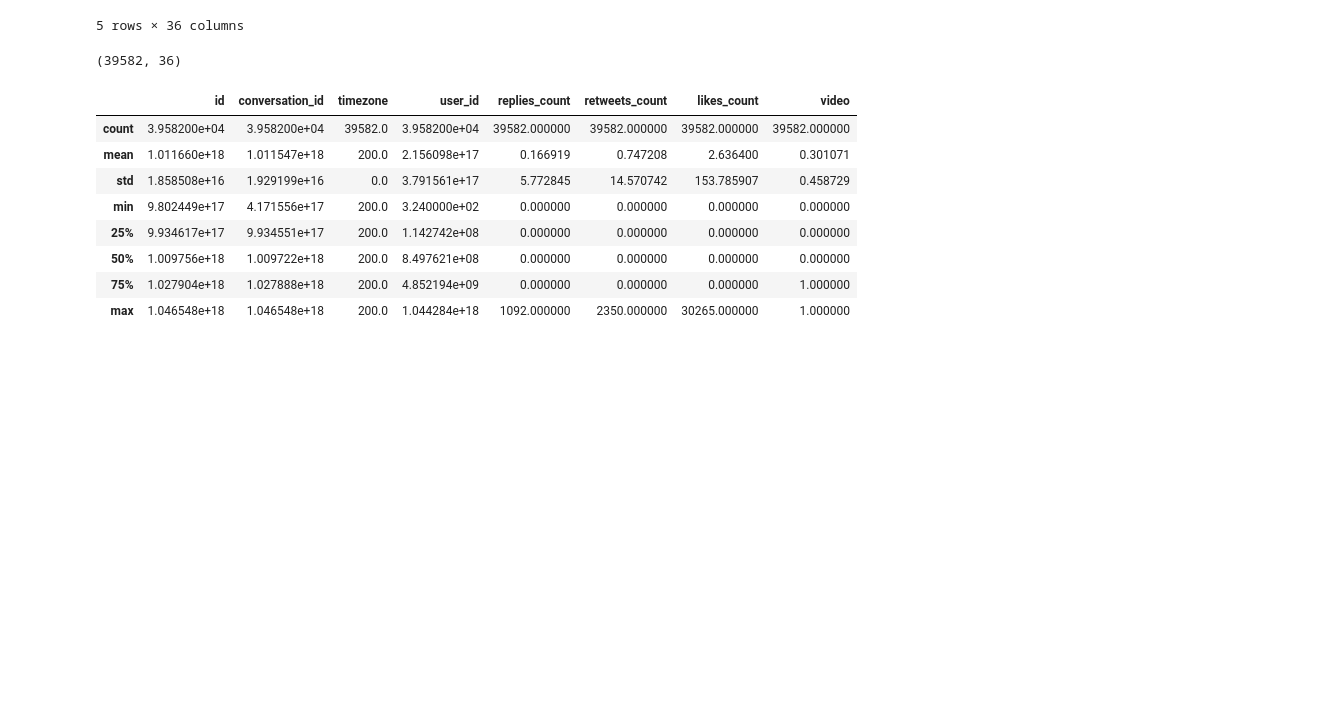
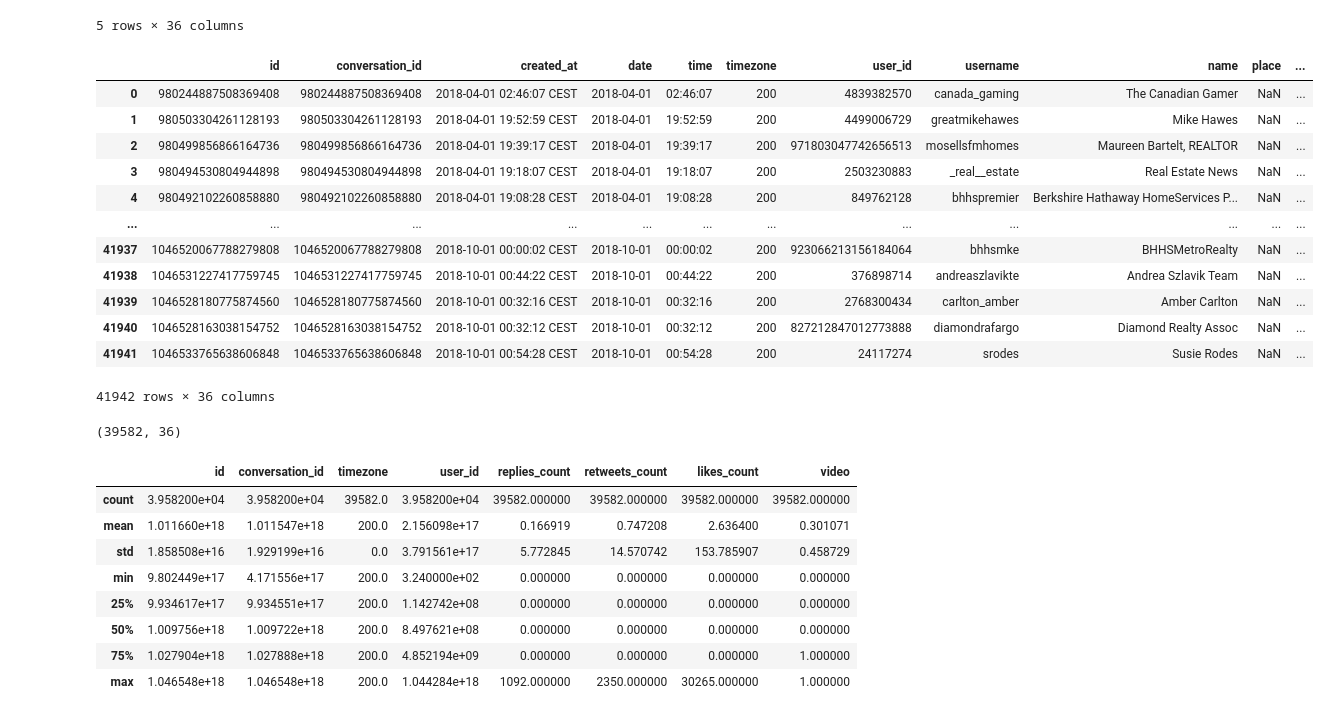
Before and after one commit to RobertNowak92/Wplyw_mediow_spolecznosciowych_na_gilde, a Jupyter notebook: Berkshire_hathaway_before_pandemic_cleaned_and_prepared.ipynb, the cells around one changed output. Saved outputs shown, nothing was run; the diff lists cells and outputs as text; code cells hidden in the pictures; blank space fills up the shorter version.

```diff
--- a/Berkshire_hathaway_before_pandemic_cleaned_and_prepared.ipynb
+++ b/Berkshire_hathaway_before_pandemic_cleaned_and_prepared.ipynb
@@ -48,8 +49,25 @@ BH_tweets_before_pandemic.head()
 | 4 | 1035668062610116609 | 1035668062610116609 | 2018-09-01 01:18:02 CEST | 2018-09-01 | 01:18:02 | 200 | 918188324426194944 | stand_4_america | Free America Network | NaN | ... |
 5 rows × 36 columns
 # %%
-#Add date format
+#Add date format and sorted by dates
 BH_tweets_before_pandemic['date'] = pd.to_datetime(BH_tweets_before_pandemic['date'], format = '%Y-%m-%d')
+BH_tweets_before_pandemic = BH_tweets_before_pandemic.sort_values(by='date')
+BH_tweets_before_pandemic = BH_tweets_before_pandemic.reset_index(drop=True)
+BH_tweets_before_pandemic
+# %% [output]
+|  | id | conversation_id | created_at | date | time | timezone | user_id | username | name | place | ... |
+| 0 | 980244887508369408 | 980244887508369408 | 2018-04-01 02:46:07 CEST | 2018-04-01 | 02:46:07 | 200 | 4839382570 | canada_gaming | The Canadian Gamer | NaN | ... |
+| 1 | 980503304261128193 | 980503304261128193 | 2018-04-01 19:52:59 CEST | 2018-04-01 | 19:52:59 | 200 | 4499006729 | greatmikehawes | Mike Hawes | NaN | ... |
+| 2 | 980499856866164736 | 980499856866164736 | 2018-04-01 19:39:17 CEST | 2018-04-01 | 19:39:17 | 200 | 971803047742656513 | mosellsfmhomes | Maureen Bartelt, REALTOR | NaN | ... |
+| 3 | 980494530804944898 | 980494530804944898 | 2018-04-01 19:18:07 CEST | 2018-04-01 | 19:18:07 | 200 | 2503230883 | _real__estate | Real Estate News | NaN | ... |
+| 4 | 980492102260858880 | 980492102260858880 | 2018-04-01 19:08:28 CEST | 2018-04-01 | 19:08:28 | 200 | 849762128 | bhhspremier | Berkshire Hathaway HomeServices P... | NaN | ... |
+| ... | ... | ... | ... | ... | ... | ... | ... | ... | ... | ... | ... |
+| 41937 | 1046520067788279808 | 1046520067788279808 | 2018-10-01 00:00:02 CEST | 2018-10-01 | 00:00:02 | 200 | 923066213156184064 | bhhsmke | BHHSMetroRealty | NaN | ... |
+| 41938 | 1046531227417759745 | 1046531227417759745 | 2018-10-01 00:44:22 CEST | 2018-10-01 | 00:44:22 | 200 | 376898714 | andreaszlavikte | Andrea Szlavik Team | NaN | ... |
+| 41939 | 1046528180775874560 | 1046528180775874560 | 2018-10-01 00:32:16 CEST | 2018-10-01 | 00:32:16 | 200 | 2768300434 | carlton_amber | Amber Carlton | NaN | ... |
+| 41940 | 1046528163038154752 | 1046528163038154752 | 2018-10-01 00:32:12 CEST | 2018-10-01 | 00:32:12 | 200 | 827212847012773888 | diamondrafargo | Diamond Realty Assoc | NaN | ... |
+| 41941 | 1046533765638606848 | 1046533765638606848 | 2018-10-01 00:54:28 CEST | 2018-10-01 | 00:54:28 | 200 | 24117274 | srodes | Susie Rodes | NaN | ... |
+41942 rows × 36 columns
 # %%
 #Remove tweets writeen in other language than english
 BH_tweets_before_pandemic_clean = BH_tweets_before_pandemic[BH_tweets_before_pandemic.language == 'en']
```
Also changed, not shown: parts of 16 cells of this notebook, 24 other files.
